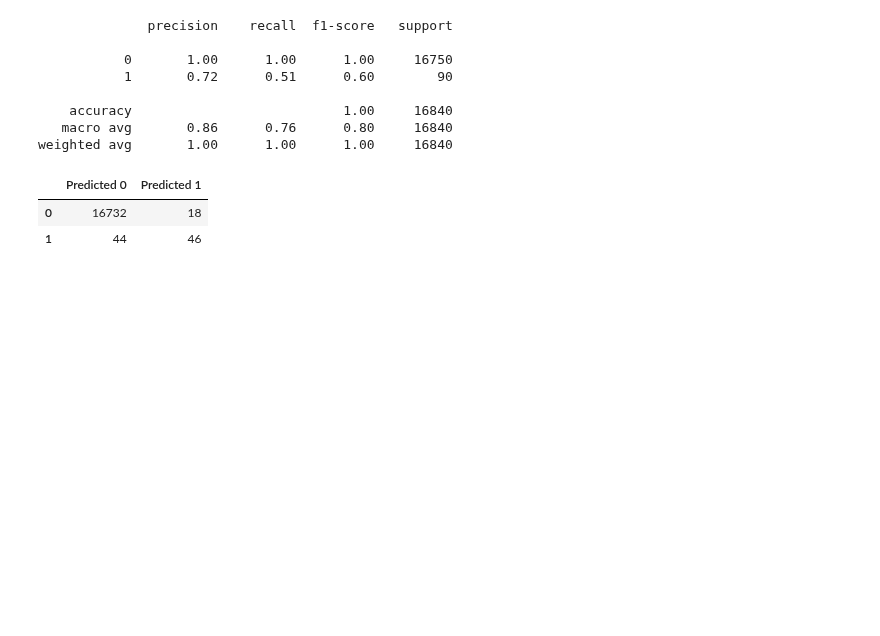
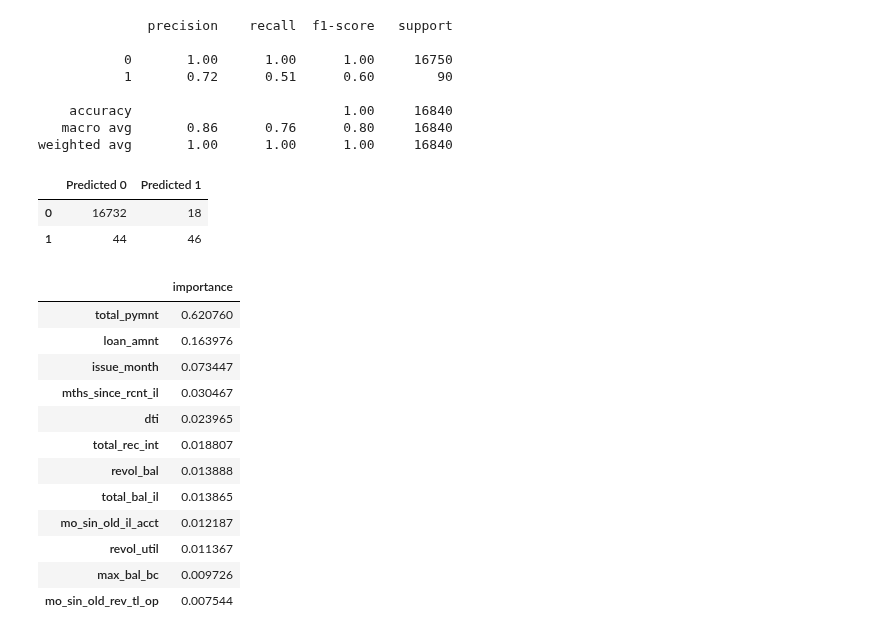
Before and after one commit to tri-bui/sandbox-ml, a Jupyter notebook: lt-credit-risk/credit_risk.ipynb, the cells around one changed output. Saved outputs shown, nothing was run; the diff lists cells and outputs as text; code cells hidden in the pictures; blank space fills up the shorter version.

Commit message:
Show features used after best model eval in credit_risk.ipynb

```diff
--- a/lt-credit-risk/credit_risk.ipynb
+++ b/lt-credit-risk/credit_risk.ipynb
@@ -1126,3 +1126,20 @@ weighted avg       1.00      1.00      1.00     16840
 |  | Predicted 0 | Predicted 1 |
 | 0 | 16732 | 18 |
 | 1 | 44 | 46 |
+# %%
+# Features used
+pd.DataFrame(dt.feature_importances_, index=train.columns, columns=['importance']).sort_values('importance', ascending=False)
+# %% [output]
+|  | importance |
+| total_pymnt | 0.620760 |
+| loan_amnt | 0.163976 |
+| issue_month | 0.073447 |
+| mths_since_rcnt_il | 0.030467 |
+| dti | 0.023965 |
+| total_rec_int | 0.018807 |
+| revol_bal | 0.013888 |
+| total_bal_il | 0.013865 |
+| mo_sin_old_il_acct | 0.012187 |
+| revol_util | 0.011367 |
+| max_bal_bc | 0.009726 |
+| mo_sin_old_rev_tl_op | 0.007544 |
```
Also changed, not shown: 1 other file.
